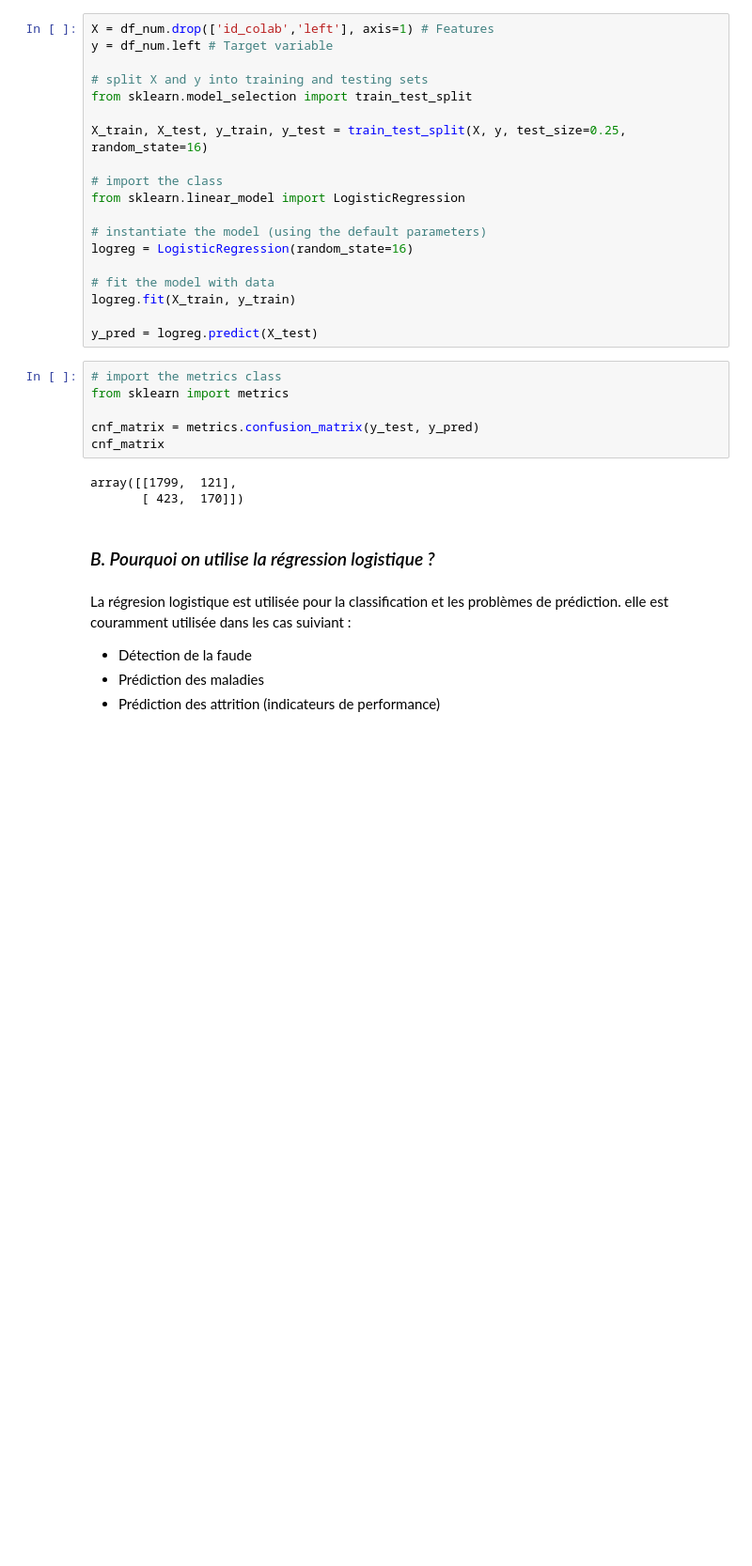
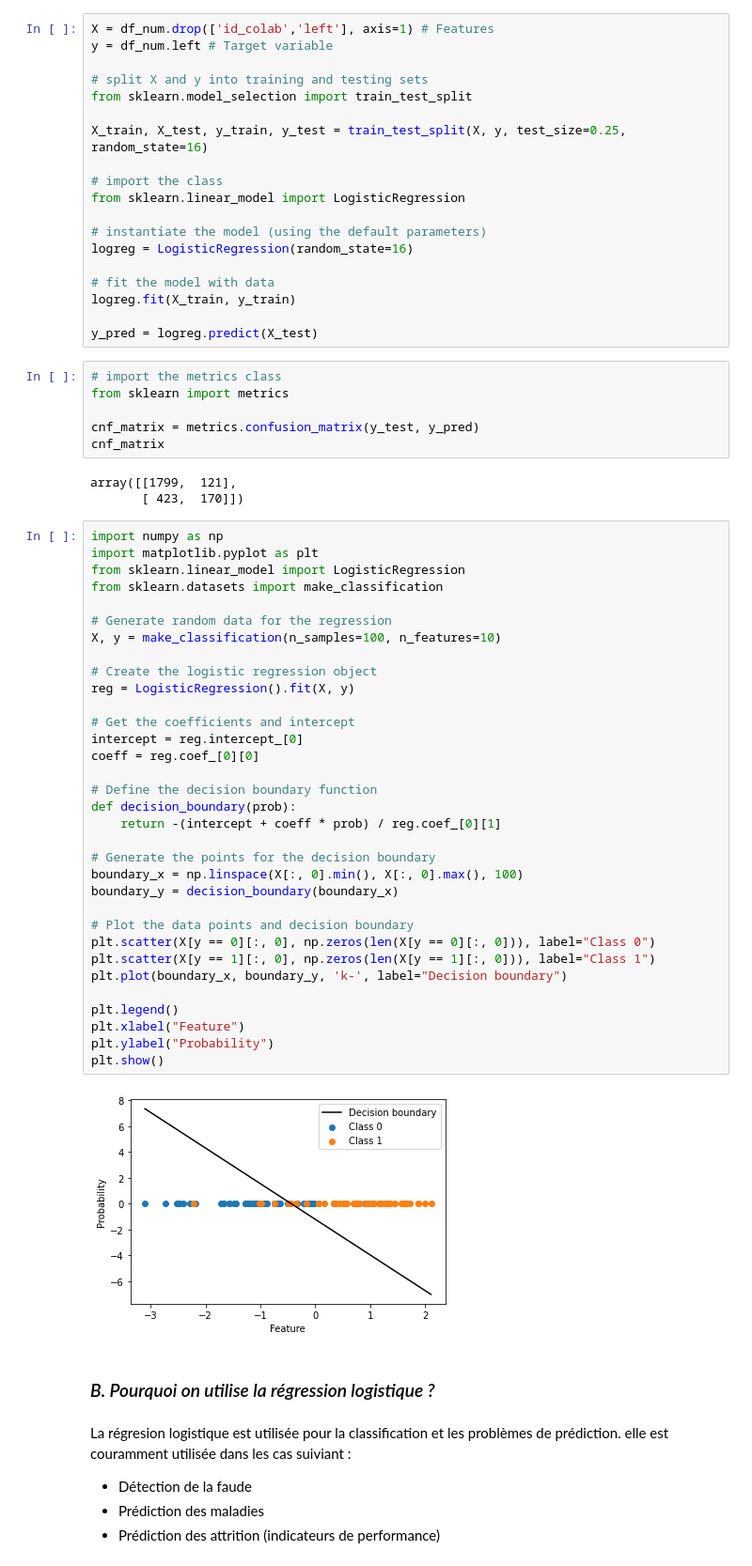
Before and after one commit to mgalanth/Project_Data_2023, a Jupyter notebook: Livre_Blanc_Marine_Juliette_Python.ipynb, the cells around one changed output. Shown: that part at 94% size. Cells and saved outputs as stored; diff of their text form; blank space fills up the shorter version.

```diff
--- a/Livre_Blanc_Marine_Juliette_Python.ipynb
+++ b/Livre_Blanc_Marine_Juliette_Python.ipynb
@@ -1158,6 +1189,41 @@ cnf_matrix
 # %% [output]
 array([[1799,  121],
        [ 423,  170]])
+# %%
+import numpy as np
+import matplotlib.pyplot as plt
+from sklearn.linear_model import LogisticRegression
+from sklearn.datasets import make_classification
+
+# Generate random data for the regression
+X, y = make_classification(n_samples=100, n_features=10)
+
+# Create the logistic regression object
+reg = LogisticRegression().fit(X, y)
+
+# Get the coefficients and intercept
+intercept = reg.intercept_[0]
+coeff = reg.coef_[0][0]
+
+# Define the decision boundary function
+def decision_boundary(prob):
+    return -(intercept + coeff * prob) / reg.coef_[0][1]
+
+# Generate the points for the decision boundary
+boundary_x = np.linspace(X[:, 0].min(), X[:, 0].max(), 100)
+boundary_y = decision_boundary(boundary_x)
+
+# Plot the data points and decision boundary
+plt.scatter(X[y == 0][:, 0], np.zeros(len(X[y == 0][:, 0])), label="Class 0")
+plt.scatter(X[y == 1][:, 0], np.zeros(len(X[y == 1][:, 0])), label="Class 1")
+plt.plot(boundary_x, boundary_y, 'k-', label="Decision boundary")
+
+plt.legend()
+plt.xlabel("Feature")
+plt.ylabel("Probability")
+plt.show()
+# %% [output]
+[figure, added]
 # %% [markdown]
 ### *B. Pourquoi on utilise la régression logistique ?*
 # %% [markdown]
```
Also changed, not shown: parts of 4 cells of this notebook.
